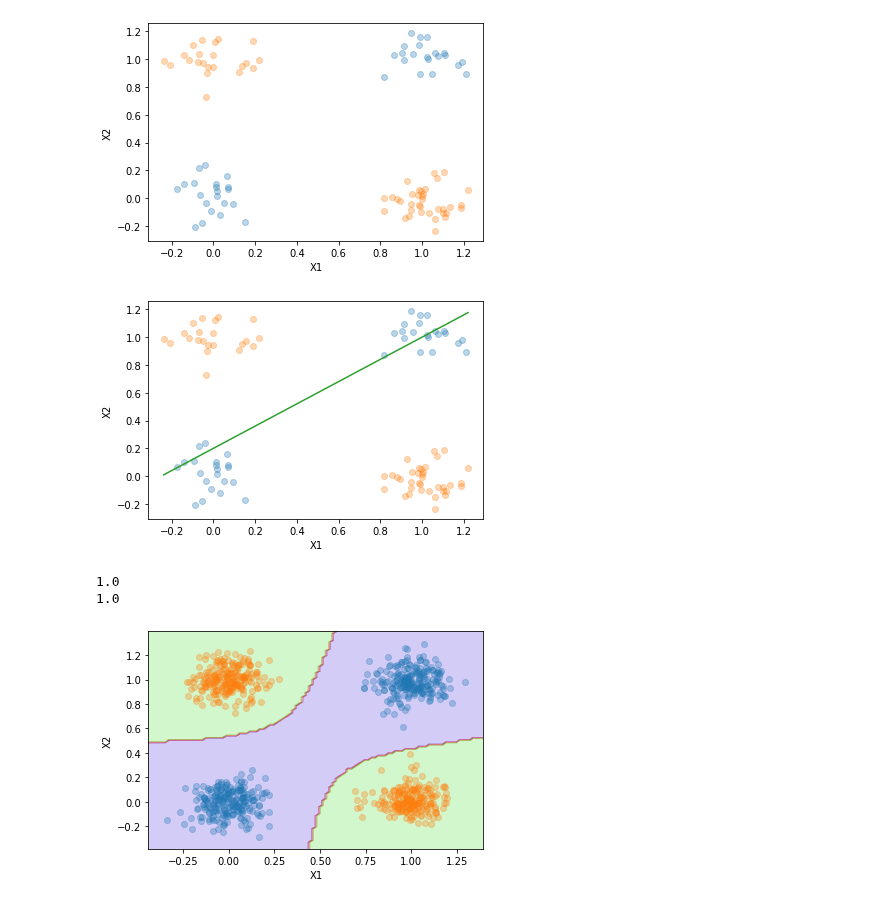
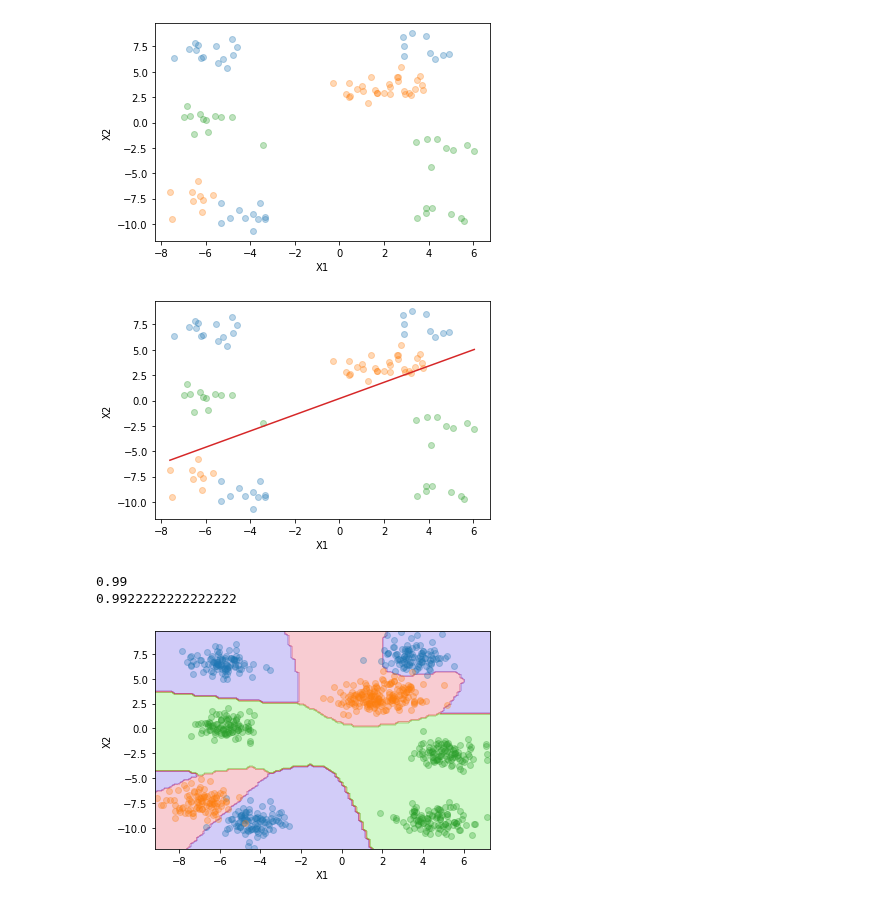
Before and after one commit to fboldt/aulasann, a Jupyter notebook: 2.2 - mlp: elm (refactored).ipynb, the cells around one changed output. Cells and saved outputs as stored; diff of their text form; code cells hidden in the pictures.

```diff
--- a/2.2 - mlp: elm (refactored).ipynb
+++ b/2.2 - mlp: elm (refactored).ipynb
@@ -3,15 +3,15 @@ import numpy as np
 from sklearn.datasets import make_blobs
 from sklearn.model_selection import train_test_split
 
-def criaDatasetBidimensionalBinárioNãoLinearmenteSeparável(n=20, n_classes=3):
+def criaDatasetBidimensionalNãoLinearmenteSeparável(n=20, n_classes=3):
     """
-    Cria um dataset bidimensional Binário não linearmente separável.
+    Cria um dataset bidimensional multiclasse não linearmente separável.
     """
-    X, y = make_blobs(n_samples=n, centers=[[0,0],[1,0],[1,1],[0,1]], cluster_std=0.1)
-    y = np.array(y%2, dtype=int)
+    X, y = make_blobs(n_samples=n, centers=n_classes**2, cluster_std=0.8)
+    y = np.array(y%n_classes, dtype=int)
     return X, y
 
-X, y = criaDatasetBidimensionalBinárioNãoLinearmenteSeparável(1000)
+X, y = criaDatasetBidimensionalNãoLinearmenteSeparável(1000)
 Xtr, Xte, ytr, yte = train_test_split(X, y, test_size=0.9)
 # %%
 import matplotlib.pyplot as plt
@@ -27,7 +27,7 @@ def plotaDatasetBidimensional(X, y):
 
 plotaDatasetBidimensional(Xtr, ytr)
 # %% [output]
-[figure, old version]
+[figure, new version]
 # %%
 def plotaHiperplanoDatasetBidimensional(X, vetor, intercept=0):
     """
@@ -45,7 +45,7 @@ plotaDatasetBidimensional(Xtr, ytr)
 vetor_hyperplano = np.array([4, 5]) * np.array([1, -1])
 plotaHiperplanoDatasetBidimensional(Xtr, vetor_hyperplano, 1)
 # %% [output]
-[figure, old version]
+[figure, new version]
 # %%
 def sign(a):
     return (a >= 0) * 2 - 1
@@ -91,6 +91,8 @@ class PseudoInversa(TrainingAlgorithm):
 
 class ExtremeLearningMachine():
     def __init__(self, n_hidden, regularization=0):
+        self.ihw = None
+        self.how = None
         self.n_hidden = n_hidden
         self.activation = tanh
         self.training_algorithm = PseudoInversa(regularization)
@@ -101,63 +103,53 @@ class ExtremeLearningMachine():
         Xb = np.concatenate((bias,X), axis=1)
         return Xb
 
-    def getWeights(self, X, y):
+    def fit(self, X, y):
         Xb = ExtremeLearningMachine.includebias(X)
-        ihw = np.random.uniform(-1, 1, size=(Xb.shape[1],self.n_hidden))
-        H = self.activation(np.matmul(Xb, ihw))
+        self.ihw = np.random.uniform(-1, 1, size=(Xb.shape[1],self.n_hidden))
+        H = self.activation(np.matmul(Xb, self.ihw))
         Hb = ExtremeLearningMachine.includebias(H)
-        how = self.training_algorithm.getW(Hb, y)
-        return ihw, how
+        self.how = self.training_algorithm.getW(Hb, y)
 
-    def process(self, X, ihw, how):
+    def predict(self, X):
         Xb = ExtremeLearningMachine.includebias(X)
-        H = self.activation(np.matmul(Xb, ihw))
+        H = self.activation(np.matmul(Xb, self.ihw))
         Hb = ExtremeLearningMachine.includebias(H)
-        return np.matmul(Hb, how)
+        return np.matmul(Hb, self.how)
 # %%
 from sklearn.base import BaseEstimator, ClassifierMixin
 from sklearn.preprocessing import label_binarize
 
 class MLP(BaseEstimator, ClassifierMixin):
     """
     Versão do MLP multiclasse implementado com ELM.
     """
     def __init__(self, training_algorithm=ExtremeLearningMachine(10, 0)):
-        self.ihw = None
-        self.how = None
-        self.activation = tanh
         self.training_algorithm = training_algorithm
-
-    @staticmethod
-    def includebias(X):
-        bias = np.ones((X.shape[0],1))
-        Xb = np.concatenate((bias,X), axis=1)
-        return Xb
 
     def encode_labels(self, y):
         self.labels = list(set(y))
         return label_binarize(y, classes=self.labels)*2-1
 
     def fit(self, X, y):
         yhot = self.encode_labels(y)
-        self.ihw, self.how = self.training_algorithm.getWeights(X, yhot)
+        self.training_algorithm.fit(X, yhot)
 
     def predict(self, X):
-        a = self.training_algorithm.process(X, self.ihw, self.how)
-        if self.how.shape[1] == 1:
+        a = self.training_algorithm.predict(X)
+        if len(self.labels) <= 2:
             idx = np.array(a > 0, dtype=int).reshape((-1,))
         else:
             idx = np.argmax(a, axis=1)
         ypred = np.array([self.labels[i] for i in idx])
         return ypred
 
 elm = MLP(ExtremeLearningMachine(50, 0.1))
 elm.fit(Xtr, ytr)
 print(accuracy(ytr, elm.predict(Xtr)))
 print(accuracy(yte, elm.predict(Xte)))
 plotaDatasetBidimensional(Xte, yte)
 plot_predictions(elm, Xte)
 # %% [output]
-1.0
-1.0
+0.99
+0.9922222222222222
-[figure, old version]
+[figure, new version]
```
